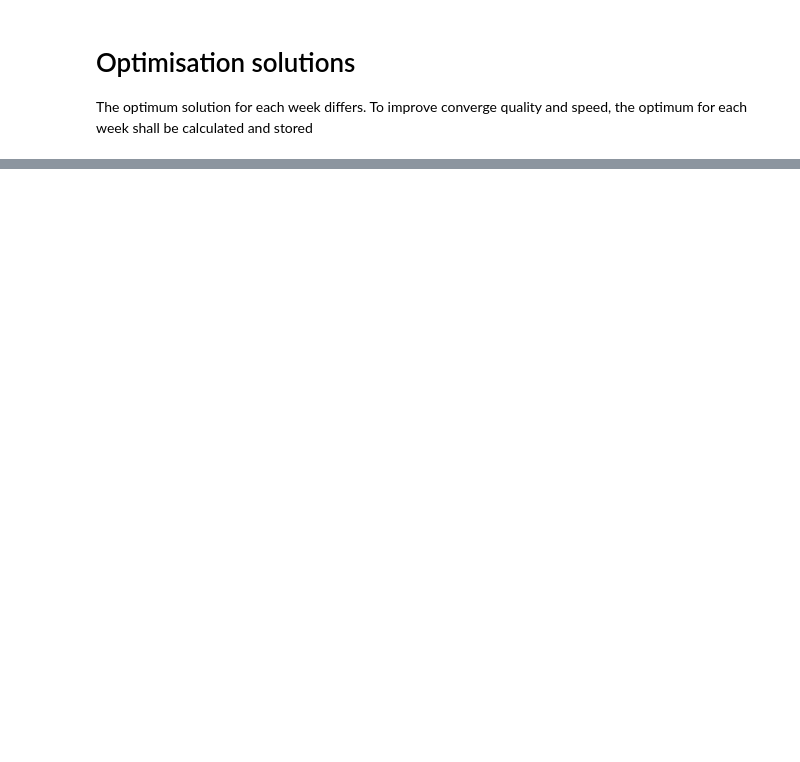
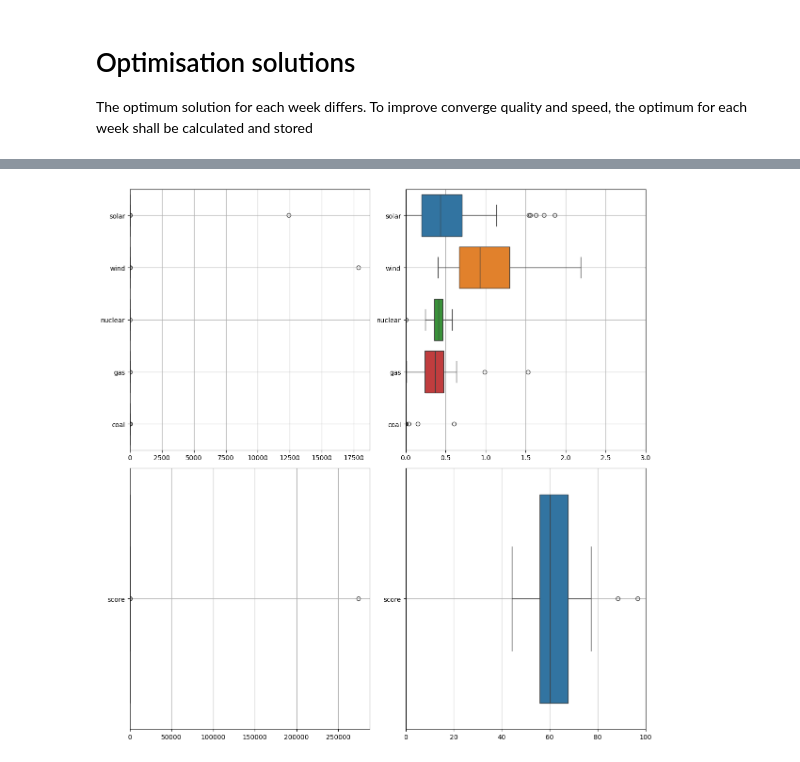
Before and after one commit to dibble07/energy-grid-balancing-game, a Jupyter notebook: src/optimum_solutions.ipynb, the cells around one changed output, grey strips where cells are left out. Drawn from its saved outputs; the diff is of its cells as text; code cells hidden in the pictures; blank space fills up the shorter version.

Commit message:
Add plot to optimum initialisation calcs and run

```diff
--- a/src/optimum_solutions.ipynb
+++ b/src/optimum_solutions.ipynb
@@ -29,7 +32,7 @@ profile.enable()
 opt_init_weekly = {}
 
 # loop over each week
-for week in tqdm(WEEK_MAP["week"].iloc[range(2)]):
+for week in tqdm(WEEK_MAP["week"]):
     print(week)
     # initialise grid for current week
     grid = Grid(
@@ -43,10 +46,6 @@ for week in tqdm(WEEK_MAP["week"].iloc[range(2)]):
         week=week,
     )
 
-    start = time.time()
-    grid.optimum
-    time_ = time.time() - start
-
     # save successul optimisations and print unsuccessful ones
     if grid.optimum is not None:
         opt_init_weekly[int(week)] = {
@@ -54,7 +53,7 @@ for week in tqdm(WEEK_MAP["week"].iloc[range(2)]):
                 k: v / grid.demand.max()
                 for k, v in grid.optimum["installed_capacity"].items()
             },
-            **{"score": grid.optimum["score"], "time": time_},
+            **{"score": grid.optimum["score"]},
         }
     else:
         warnings.warn(f"No optimum found")
@@ -75,0 +166,18 @@ profile.disable()
+# %%
+# plot results
+df = pd.DataFrame(opt_init_weekly).T
+fig, ax_all = plt.subplots(nrows=2, ncols=2, figsize=(12, 12))
+for data, ax_row in zip(
+    [df.drop(columns="score"), df[["score"]]],
+    [[ax_all[0, 0], ax_all[0, 1]], [ax_all[1, 0], ax_all[1, 1]]],
+):
+    for ax in ax_row:
+        sns.boxplot(data=data, orient="h", ax=ax)
+        ax.grid()
+ax_all[0, 0].set_xlim(left=0)
+ax_all[1, 0].set_xlim(left=0)
+ax_all[0, 1].set_xlim(left=0, right=3)
+ax_all[1, 1].set_xlim(left=0, right=100)
+fig.tight_layout()
+# %% [output]
+[figure, added]
```
Also changed, not shown: parts of 6 cells of this notebook, 3 other files.
